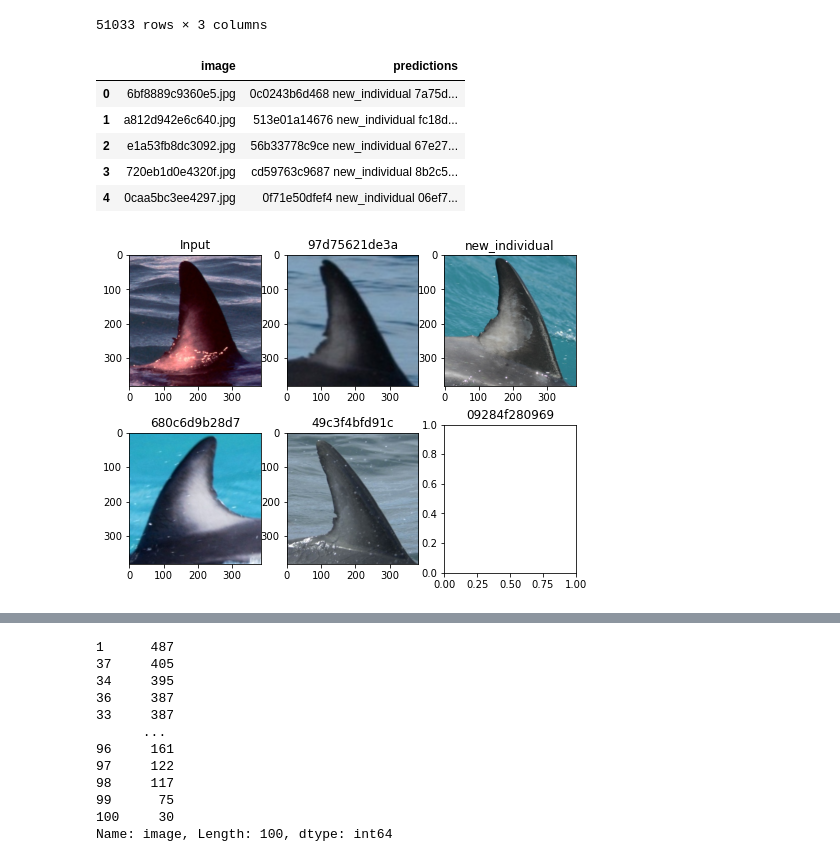
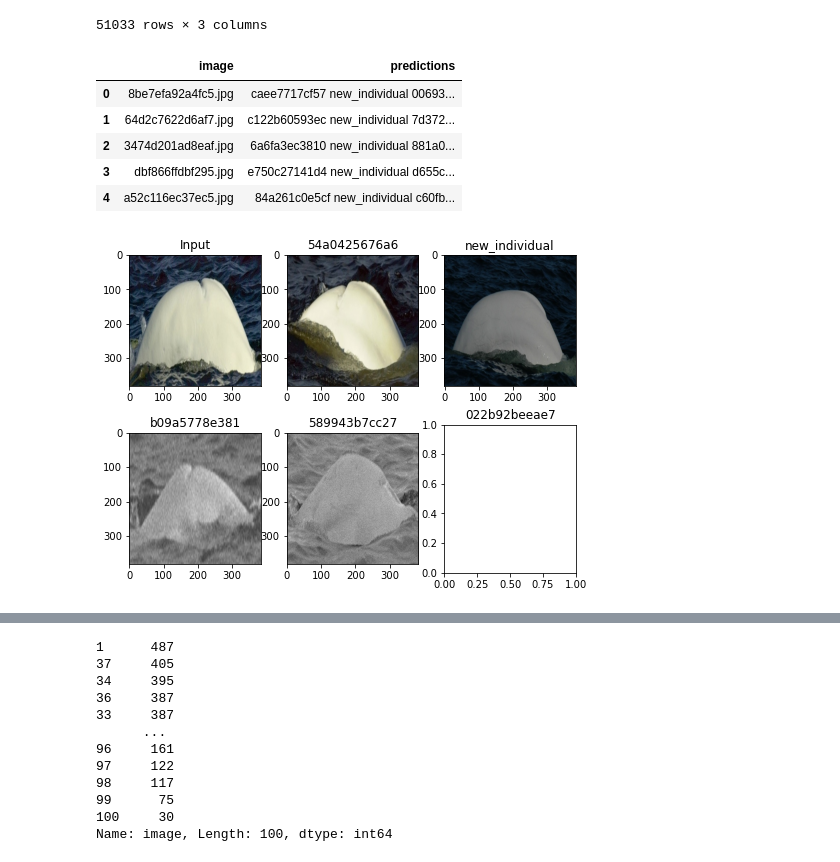
Before and after one commit to ptran1203/whale, a Jupyter notebook: submission.ipynb, the cells around one changed output, grey strips where cells are left out. Cells and saved outputs as stored; diff of their text form; code cells hidden in the pictures.

```diff
--- a/submission.ipynb
+++ b/submission.ipynb
@@ -7,4 +7,4 @@ import pandas as pd
 
 train_embs = pickle_load(r"D:/train_embs.pkl")
 test_embs = pickle_load(r"D:/test_embs.pkl")
-train_df = pd.read_csv('train.csv')
+train_df = pd.read_csv('data/train.csv')
@@ -27,16 +30,16 @@ train_df
 # %%
 from evaluate import compute_sim
 
-sim_df = compute_sim(train_embs, test_embs)
+sim_df = compute_sim(train_df, train_embs, test_embs)
 sim_df[["image", "predictions"]].to_csv("submission.csv", index=False)
 sim_df.head()
 # %% [output]
 |  | image | predictions |
-| 0 | 6bf8889c9360e5.jpg | 0c0243b6d468 new_individual 7a75d... |
-| 1 | a812d942e6c640.jpg | 513e01a14676 new_individual fc18d... |
-| 2 | e1a53fb8dc3092.jpg | 56b33778c9ce new_individual 67e27... |
-| 3 | 720eb1d0e4320f.jpg | cd59763c9687 new_individual 8b2c5... |
-| 4 | 0caa5bc3ee4297.jpg | 0f71e50dfef4 new_individual 06ef7... |
+| 0 | 8be7efa92a4fc5.jpg | caee7717cf57 new_individual 00693... |
+| 1 | 64d2c7622d6af7.jpg | c122b60593ec new_individual 7d372... |
+| 2 | 3474d201ad8eaf.jpg | 6a6fa3ec3810 new_individual 881a0... |
+| 3 | dbf866ffdbf295.jpg | e750c27141d4 new_individual d655c... |
+| 4 | a52c116ec37ec5.jpg | 84a261c0e5cf new_individual c60fb... |
 # %%
 def random_show(sim_df):
     sample = sim_df.iloc[np.random.choice(sim_df.index)]
@@ -66,7 +69,7 @@ def random_show(sim_df):
 
 random_show(sim_df)
 # %% [output]
-[figure, old version]
+[figure, new version]
 # %%
 raise
 from sklearn.neighbors import NearestNeighbors
```
Also changed, not shown: parts of 2 cells of this notebook, 1 other file.
